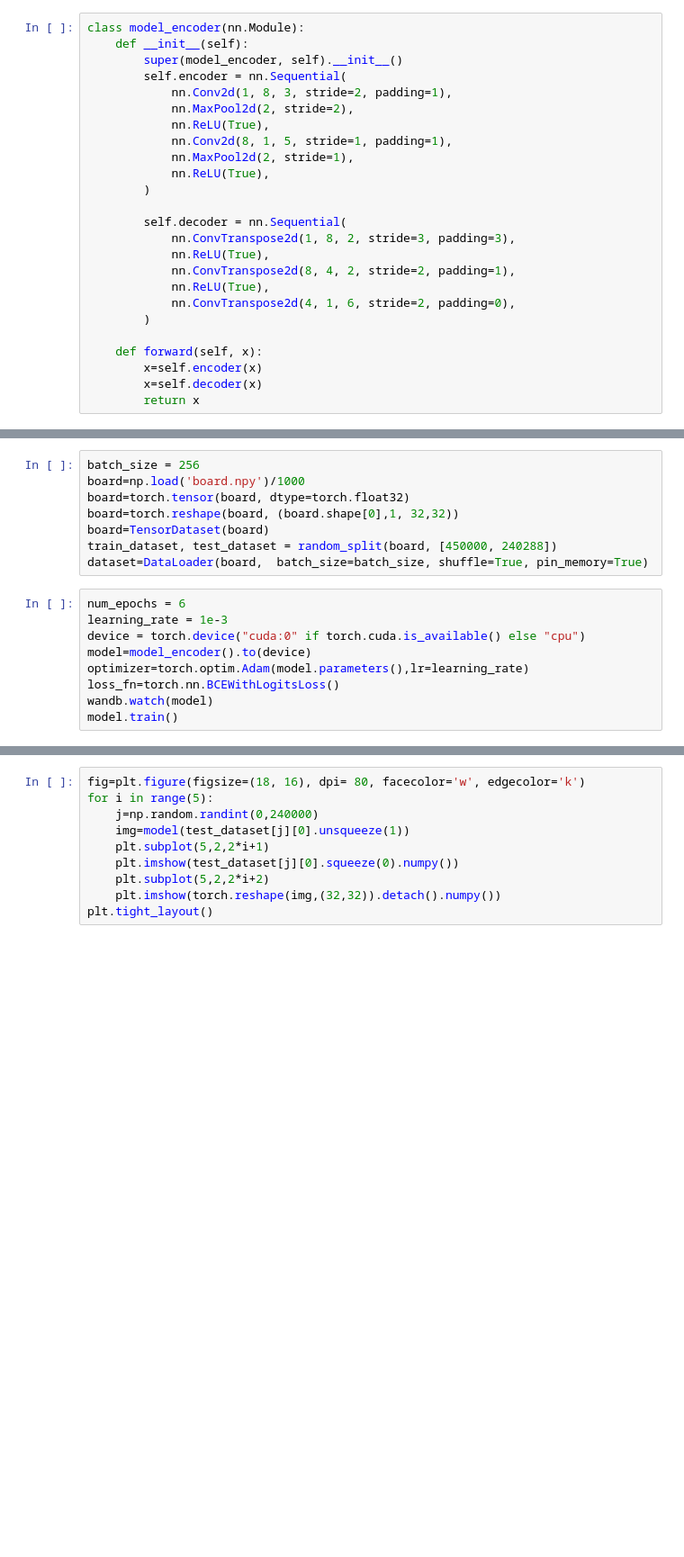
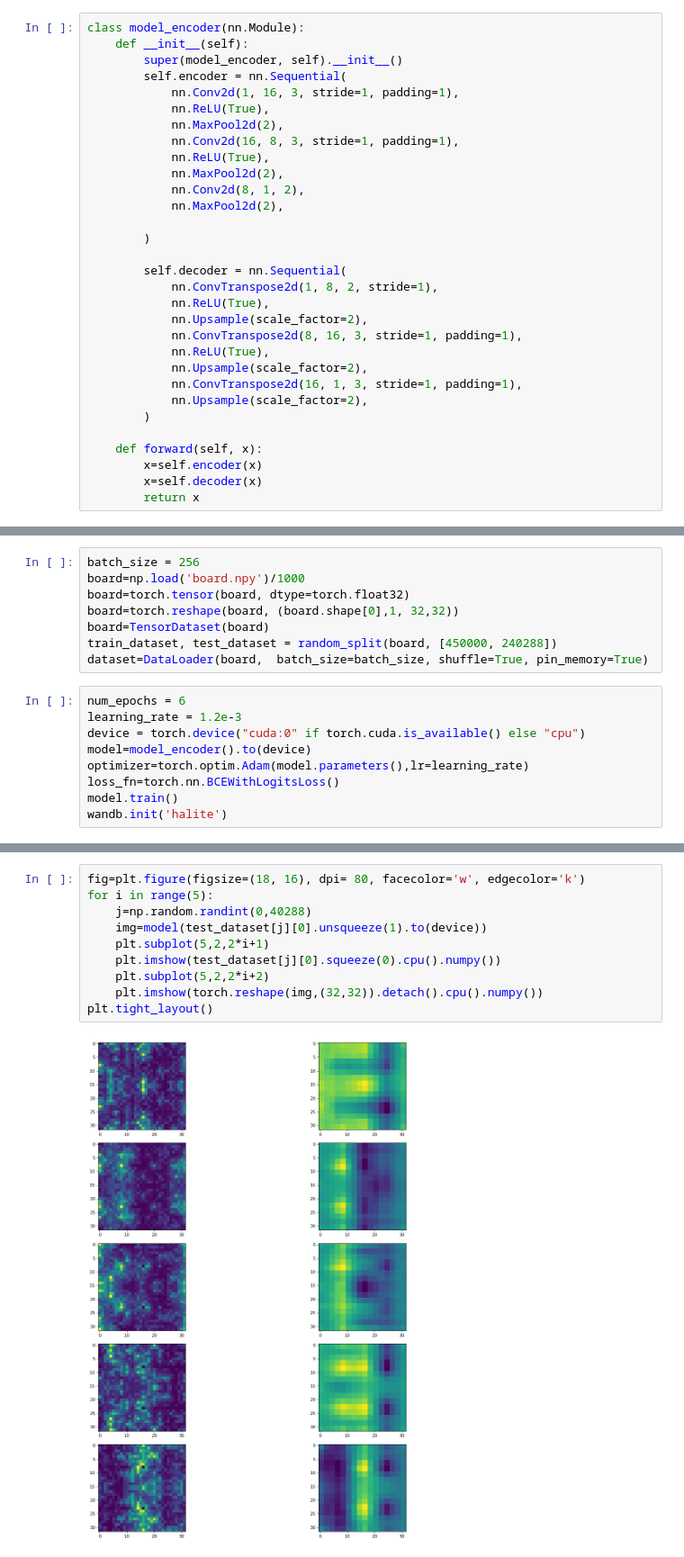
Before and after one commit to anthonytec2/Halite, a Jupyter notebook: AutoencoderMap.ipynb, the cells around one changed output, grey strips where cells are left out. Shown: that part at 90% size. Drawn from its saved outputs; the diff is of its cells as text; blank space fills up the shorter version.

Commit message:
Upsampling Model for Autoencoder

```diff
--- a/AutoencoderMap.ipynb
+++ b/AutoencoderMap.ipynb
@@ -15,20 +11,26 @@ class model_encoder(nn.Module):
     def __init__(self):
         super(model_encoder, self).__init__()
         self.encoder = nn.Sequential(
-            nn.Conv2d(1, 8, 3, stride=2, padding=1),
-            nn.MaxPool2d(2, stride=2),
+            nn.Conv2d(1, 16, 3, stride=1, padding=1),
             nn.ReLU(True),
-            nn.Conv2d(8, 1, 5, stride=1, padding=1),
-            nn.MaxPool2d(2, stride=1),
+            nn.MaxPool2d(2),
+            nn.Conv2d(16, 8, 3, stride=1, padding=1),
             nn.ReLU(True),
+            nn.MaxPool2d(2),
+            nn.Conv2d(8, 1, 2),
+            nn.MaxPool2d(2),
+
         )
 
         self.decoder = nn.Sequential(
-            nn.ConvTranspose2d(1, 8, 2, stride=3, padding=3),
+            nn.ConvTranspose2d(1, 8, 2, stride=1),
             nn.ReLU(True),
-            nn.ConvTranspose2d(8, 4, 2, stride=2, padding=1),
+            nn.Upsample(scale_factor=2),
+            nn.ConvTranspose2d(8, 16, 3, stride=1, padding=1),
             nn.ReLU(True),
-            nn.ConvTranspose2d(4, 1, 6, stride=2, padding=0),
+            nn.Upsample(scale_factor=2),
+            nn.ConvTranspose2d(16, 1, 3, stride=1, padding=1),
+            nn.Upsample(scale_factor=2),
         )
 
     def forward(self, x):
@@ -45,11 +49,11 @@ train_dataset, test_dataset = random_split(board, [450000, 240288])
 dataset=DataLoader(board,  batch_size=batch_size, shuffle=True, pin_memory=True)
 # %%
 num_epochs = 6
-learning_rate = 1e-3
+learning_rate = 1.2e-3
 device = torch.device("cuda:0" if torch.cuda.is_available() else "cpu")
 model=model_encoder().to(device)
 optimizer=torch.optim.Adam(model.parameters(),lr=learning_rate)
 loss_fn=torch.nn.BCEWithLogitsLoss()
-wandb.watch(model)
 model.train()
+wandb.init('halite')
 # %% [output]
@@ -87,10 +77,12 @@ Resuming run: https://app.wandb.ai/arb426/halite/runs/vu5orhhl
 # %%
 fig=plt.figure(figsize=(18, 16), dpi= 80, facecolor='w', edgecolor='k')
 for i in range(5):
-    j=np.random.randint(0,240000)
-    img=model(test_dataset[j][0].unsqueeze(1))
+    j=np.random.randint(0,40288)
+    img=model(test_dataset[j][0].unsqueeze(1).to(device))
     plt.subplot(5,2,2*i+1)
-    plt.imshow(test_dataset[j][0].squeeze(0).numpy())
+    plt.imshow(test_dataset[j][0].squeeze(0).cpu().numpy())
     plt.subplot(5,2,2*i+2)
-    plt.imshow(torch.reshape(img,(32,32)).detach().numpy())
+    plt.imshow(torch.reshape(img,(32,32)).detach().cpu().numpy())
 plt.tight_layout()
+# %% [output]
+[figure, added]
```
Also changed, not shown: parts of 7 cells of this notebook.
